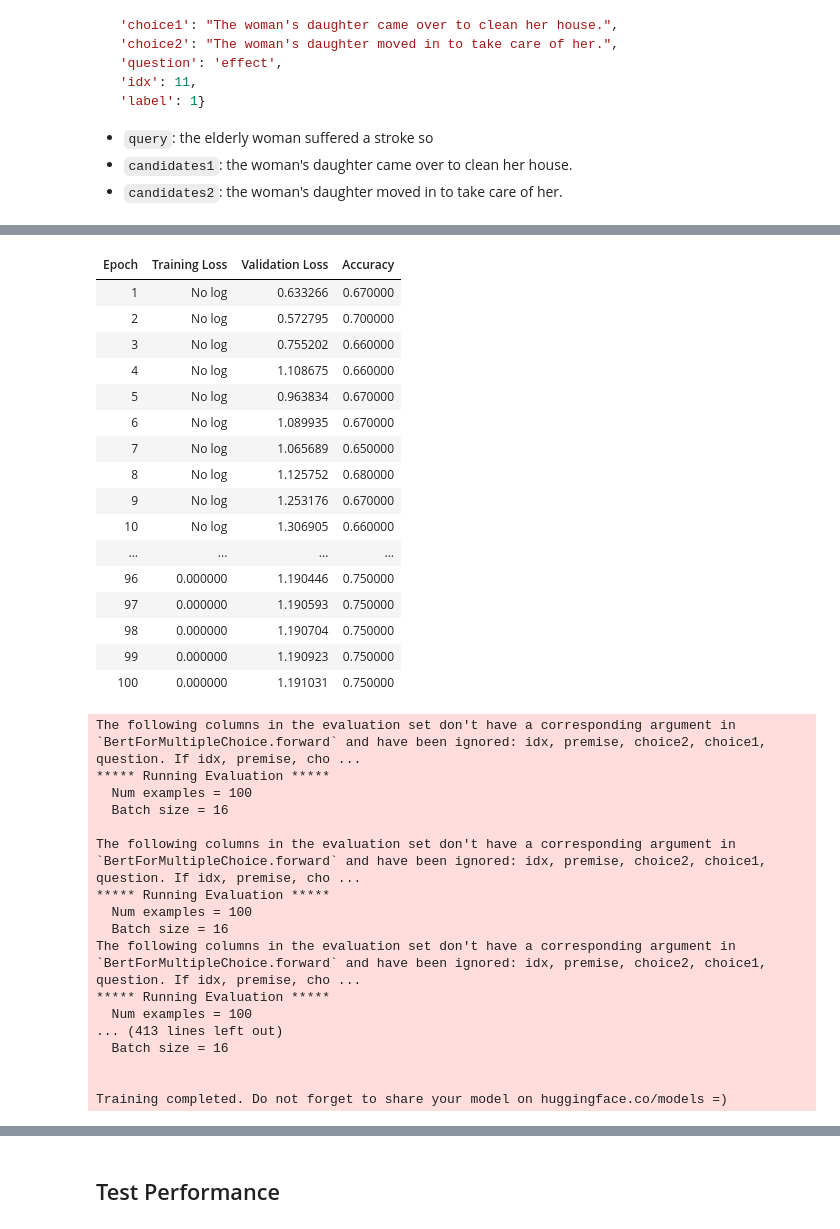
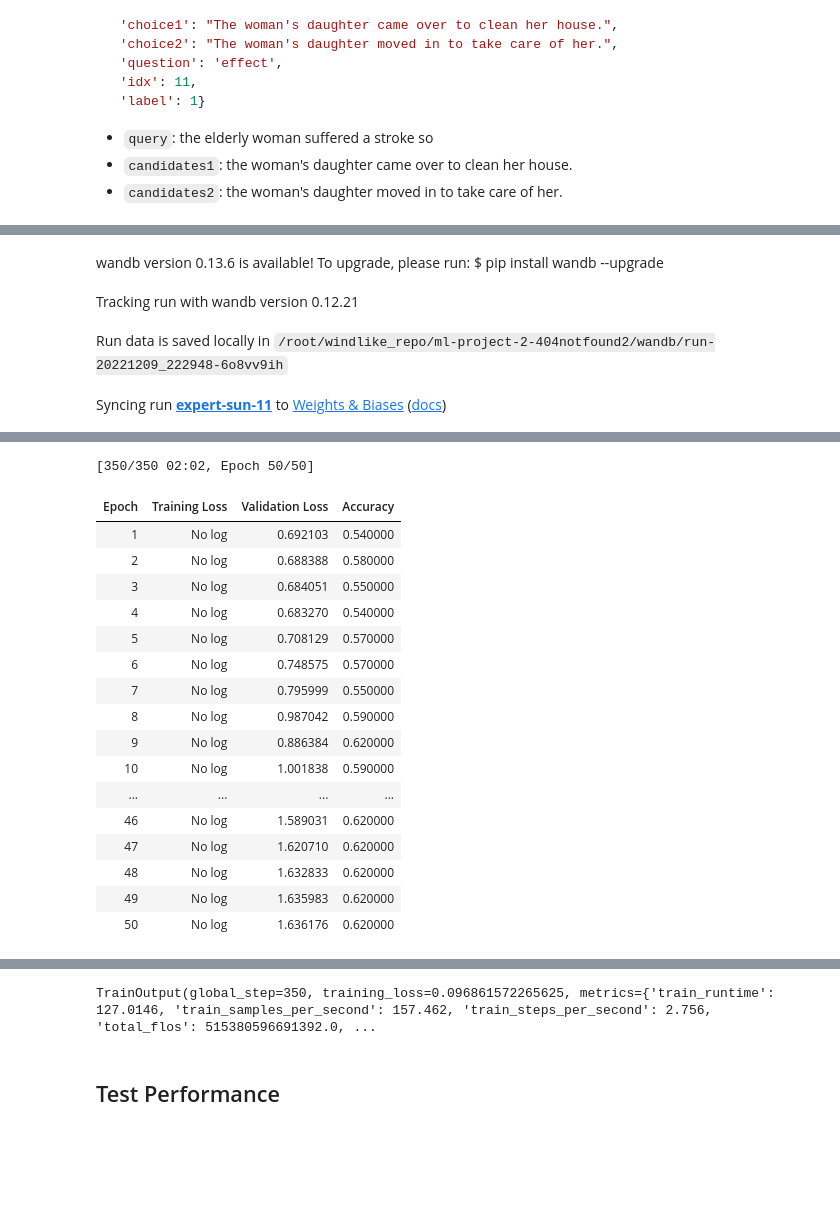
Before and after one commit to CS-433/ml-project-2-404notfound2, a Jupyter notebook: playground.ipynb, the cells around one changed output, grey strips where cells are left out. Drawn from its saved outputs; the diff is of its cells as text; code cells hidden in the pictures; blank space fills up the shorter version.

```diff
--- a/playground.ipynb
+++ b/playground.ipynb
@@ -148,0 +137,9 @@ class DataCollatorForMultipleChoice:
+# %%
+import evaluate
+
+accuracy = evaluate.load("accuracy")
+# %%
+def compute_metrics(eval_pred):
+    predictions, labels = eval_pred
+    predictions = np.argmax(predictions, axis=1)
+    return accuracy.compute(predictions=predictions, references=labels)
@@ -159,6 +155,0 @@ You should probably TRAIN this model on a down-stream task to be able to use it
-# %%
-def compute_metrics(eval_pred):
-    metric = load_metric("super_glue", "copa")
-    logits, labels = eval_pred
-    predictions = np.argmax(logits, axis=-1)
-    return metric.compute(predictions=predictions, references=labels)
@@ -167,12 +158,19 @@ def compute_metrics(eval_pred):
 # %%
+# login to the wandb account
+wandb_api_key = "c7b439ada6f98ce983aadb92c78a052fc661d3ba"
+os.system("wandb login {}".format(wandb_api_key))
+wandb.init(project="machine-learning-copa", entity="yiyang-feng")
+wandb.run.name = "bert-50eps-16bsz-copa"
+
 training_args = TrainingArguments(
     output_dir="./results",
     evaluation_strategy="epoch",
     learning_rate=5e-5,
     per_device_train_batch_size=16,
     per_device_eval_batch_size=16,
-    num_train_epochs=100,
+    num_train_epochs=50,
     weight_decay=0.01,
+    report_to="wandb"
 )
 
 trainer = Trainer(
@@ -185,5 +183,7 @@ trainer = Trainer(
     compute_metrics = compute_metrics
 )
 
+trainer.remove_callback(PrinterCallback)
+
 trainer.train()
 # %% [output]
@@ -199,0 +193,4 @@ You're using a BertTokenizerFast tokenizer. Please note that with a fast tokeniz
+wandb version 0.13.6 is available! To upgrade, please run: $ pip install wandb --upgrade
+Tracking run with wandb version 0.12.21
+Run data is saved locally in /root/windlike_repo/ml-project-2-404notfound2/wandb/run-20221209_222948-6o8vv9ih
+Syncing run expert-sun-11 to Weights & Biases (docs)
@@ -201,34 +206,18 @@ You're using a BertTokenizerFast tokenizer. Please note that with a fast tokeniz
+[350/350 02:02, Epoch 50/50]
 | Epoch | Training Loss | Validation Loss | Accuracy |
-| 1 | No log | 0.633266 | 0.670000 |
-| 2 | No log | 0.572795 | 0.700000 |
-| 3 | No log | 0.755202 | 0.660000 |
-| 4 | No log | 1.108675 | 0.660000 |
-| 5 | No log | 0.963834 | 0.670000 |
-| 6 | No log | 1.089935 | 0.670000 |
-| 7 | No log | 1.065689 | 0.650000 |
-| 8 | No log | 1.125752 | 0.680000 |
-| 9 | No log | 1.253176 | 0.670000 |
-| 10 | No log | 1.306905 | 0.660000 |
+| 1 | No log | 0.692103 | 0.540000 |
+| 2 | No log | 0.688388 | 0.580000 |
+| 3 | No log | 0.684051 | 0.550000 |
+| 4 | No log | 0.683270 | 0.540000 |
+| 5 | No log | 0.708129 | 0.570000 |
+| 6 | No log | 0.748575 | 0.570000 |
+| 7 | No log | 0.795999 | 0.550000 |
+| 8 | No log | 0.987042 | 0.590000 |
+| 9 | No log | 0.886384 | 0.620000 |
+| 10 | No log | 1.001838 | 0.590000 |
 | ... | ... | ... | ... |
-| 96 | 0.000000 | 1.190446 | 0.750000 |
-| 97 | 0.000000 | 1.190593 | 0.750000 |
-| 98 | 0.000000 | 1.190704 | 0.750000 |
-| 99 | 0.000000 | 1.190923 | 0.750000 |
-| 100 | 0.000000 | 1.191031 | 0.750000 |
+| 46 | No log | 1.589031 | 0.620000 |
+| 47 | No log | 1.620710 | 0.620000 |
+| 48 | No log | 1.632833 | 0.620000 |
+| 49 | No log | 1.635983 | 0.620000 |
+| 50 | No log | 1.636176 | 0.620000 |
-The following columns in the evaluation set don't have a corresponding argument in `BertForMultipleChoice.forward` and have been ignored: idx, premise, choice2, choice1, question. If idx, premise, cho ...
-***** Running Evaluation *****
-  Num examples = 100
-  Batch size = 16
-
-The following columns in the evaluation set don't have a corresponding argument in `BertForMultipleChoice.forward` and have been ignored: idx, premise, choice2, choice1, question. If idx, premise, cho ...
-***** Running Evaluation *****
-  Num examples = 100
-  Batch size = 16
-The following columns in the evaluation set don't have a corresponding argument in `BertForMultipleChoice.forward` and have been ignored: idx, premise, choice2, choice1, question. If idx, premise, cho ...
-***** Running Evaluation *****
-  Num examples = 100
-... (413 lines left out)
-  Batch size = 16
-
-
-Training completed. Do not forget to share your model on huggingface.co/models =)
@@ -236,2 +241,3 @@ TrainOutput(global_step=2500, training_loss=0.01381986688990146, metrics={'train
+TrainOutput(global_step=350, training_loss=0.096861572265625, metrics={'train_runtime': 127.0146, 'train_samples_per_second': 157.462, 'train_steps_per_second': 2.756, 'total_flos': 515380596691392.0, ...
 # %% [markdown]
 ## Test Performance
```
Also changed, not shown: parts of 14 cells of this notebook, 7 other files.
